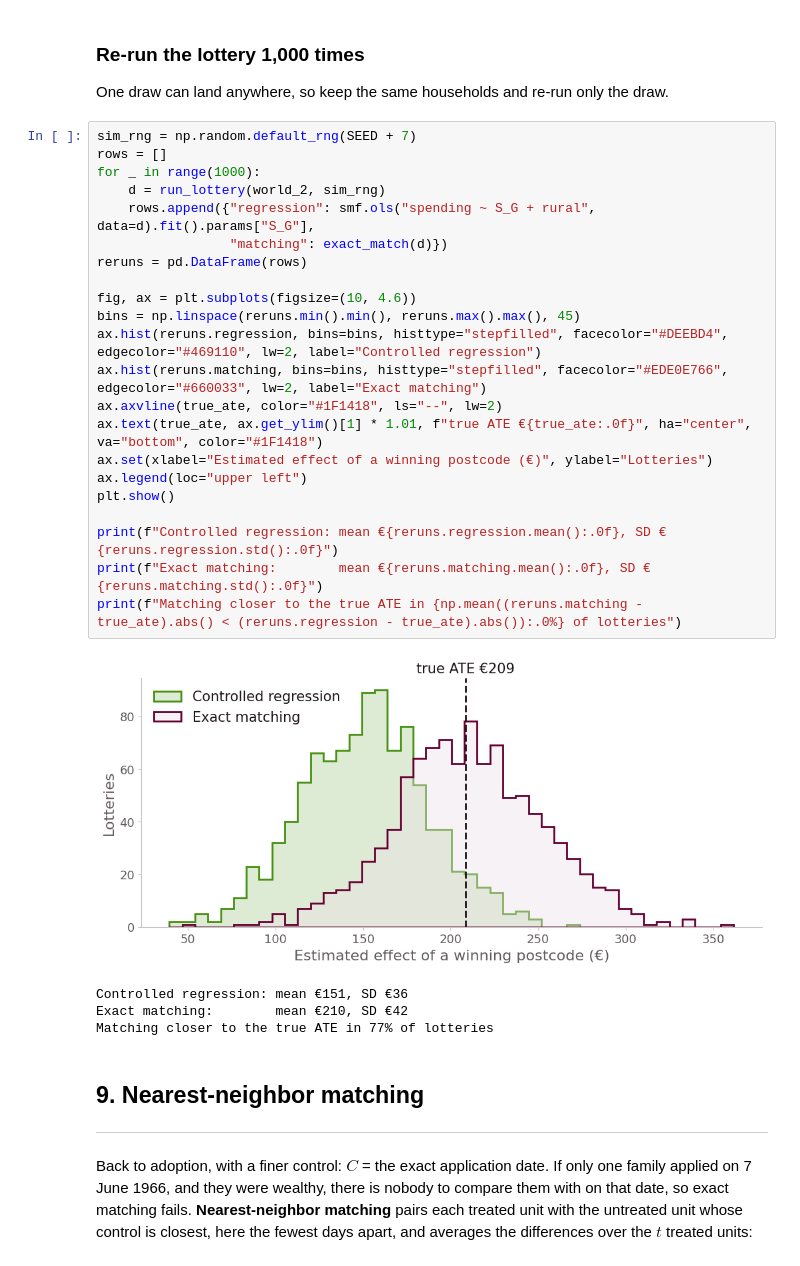
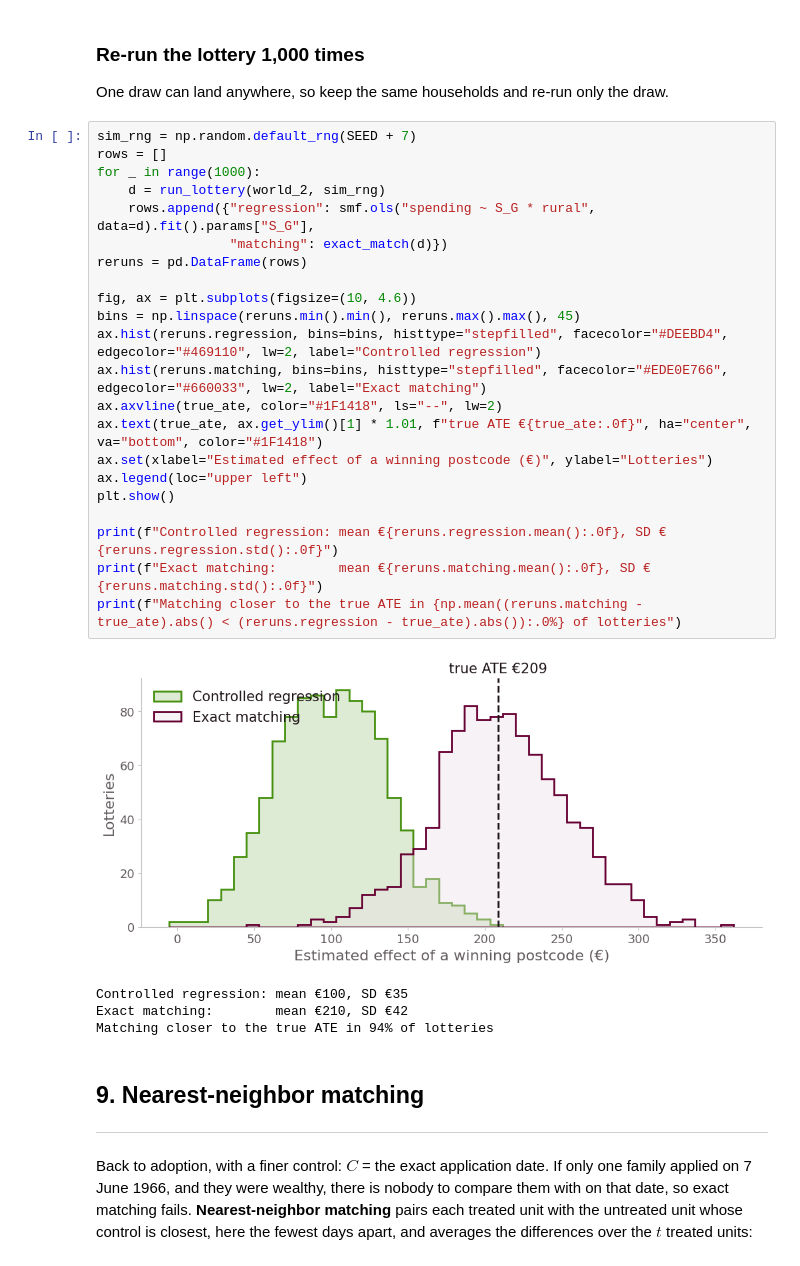
Before and after one commit to Boxxxi/CausalInferenceLab, a Jupyter notebook: notebooks/8-Control_Variables_and_Matching.ipynb, the cells around one changed output. Cells and saved outputs as stored; diff of their text form.

```diff
--- a/notebooks/8-Control_Variables_and_Matching.ipynb
+++ b/notebooks/8-Control_Variables_and_Matching.ipynb
@@ -673,30 +673,30 @@ One draw can land anywhere, so keep the same households and re-run only the draw
 # %%
 sim_rng = np.random.default_rng(SEED + 7)
 rows = []
 for _ in range(1000):
     d = run_lottery(world_2, sim_rng)
-    rows.append({"regression": smf.ols("spending ~ S_G + rural", data=d).fit().params["S_G"],
+    rows.append({"regression": smf.ols("spending ~ S_G * rural", data=d).fit().params["S_G"],
                  "matching": exact_match(d)})
 reruns = pd.DataFrame(rows)
 
 fig, ax = plt.subplots(figsize=(10, 4.6))
 bins = np.linspace(reruns.min().min(), reruns.max().max(), 45)
 ax.hist(reruns.regression, bins=bins, histtype="stepfilled", facecolor="#DEEBD4", edgecolor="#469110", lw=2, label="Controlled regression")
 ax.hist(reruns.matching, bins=bins, histtype="stepfilled", facecolor="#EDE0E766", edgecolor="#660033", lw=2, label="Exact matching")
 ax.axvline(true_ate, color="#1F1418", ls="--", lw=2)
 ax.text(true_ate, ax.get_ylim()[1] * 1.01, f"true ATE €{true_ate:.0f}", ha="center", va="bottom", color="#1F1418")
 ax.set(xlabel="Estimated effect of a winning postcode (€)", ylabel="Lotteries")
 ax.legend(loc="upper left")
 plt.show()
 
 print(f"Controlled regression: mean €{reruns.regression.mean():.0f}, SD €{reruns.regression.std():.0f}")
 print(f"Exact matching:        mean €{reruns.matching.mean():.0f}, SD €{reruns.matching.std():.0f}")
 print(f"Matching closer to the true ATE in {np.mean((reruns.matching - true_ate).abs() < (reruns.regression - true_ate).abs()):.0%} of lotteries")
 # %% [output]
-[figure, old version]
+[figure, new version]
-Controlled regression: mean €151, SD €36
+Controlled regression: mean €100, SD €35
 Exact matching:        mean €210, SD €42
-Matching closer to the true ATE in 77% of lotteries
+Matching closer to the true ATE in 94% of lotteries
 # %% [markdown]
 ## 9. Nearest-neighbor matching
 
```
Also changed, not shown: 1 other file.
